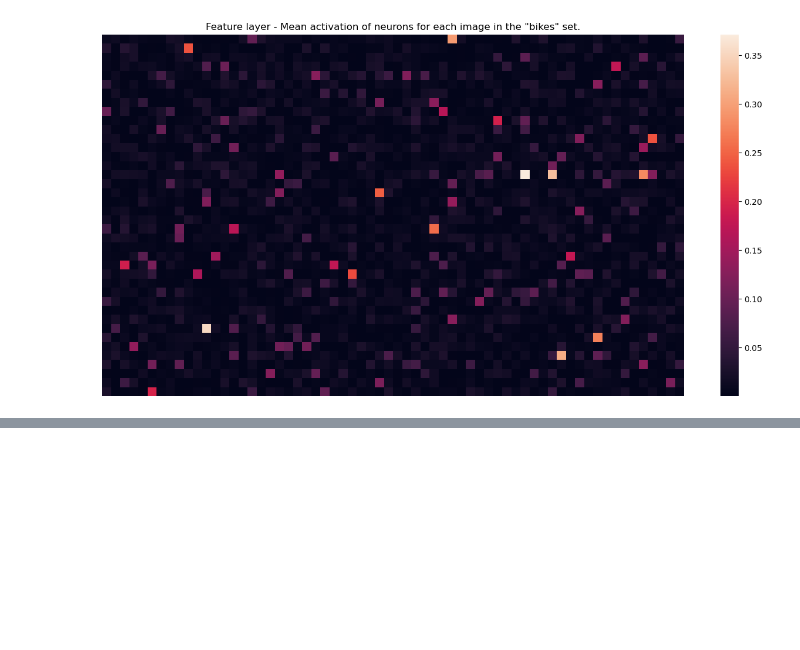
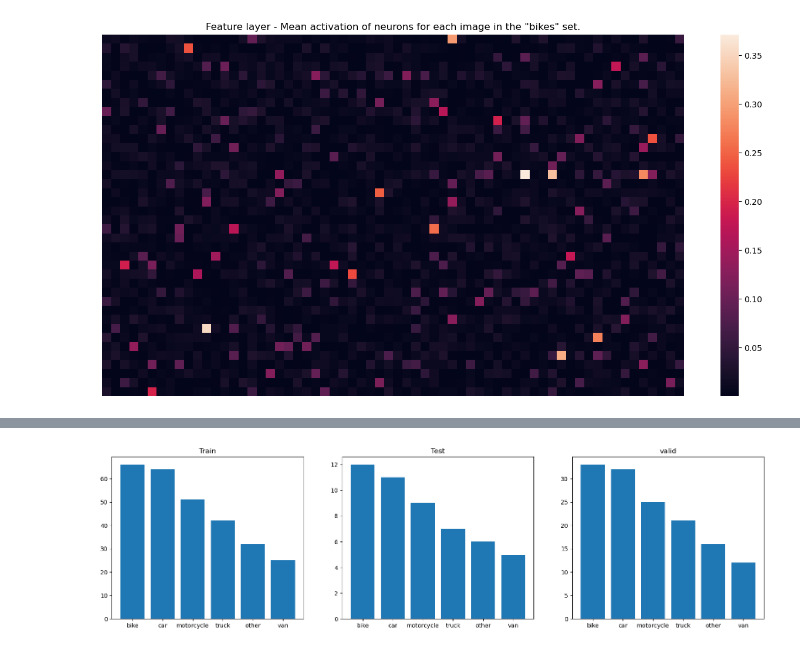
Before and after one commit to FlorianFasmeyer/transfer-learning, a Jupyter notebook: transfer-learning.ipynb, the cells around one changed output, grey strips where cells are left out. Drawn from its saved outputs; the diff is of its cells as text; code cells hidden in the pictures; blank space fills up the shorter version.

```diff
--- a/transfer-learning.ipynb
+++ b/transfer-learning.ipynb
@@ -191,0 +225,24 @@ show_feature_map(X_train_feat[y_train == BIKE], 'bikes')
+# %%
+# Check for class imbalance.
+    # There is some imbalance, but nothing major. All classe have a similar representation in each dataset.
+to_bar = Counter(class_dict[y] for y in y_train).most_common()
+to_bar2 = Counter(class_dict[y] for y in y_test).most_common()
+to_bar3 = Counter(class_dict[y] for y in y_valid).most_common()
+
+fig, axes = plt.subplots(1, 3, figsize=(20,5))
+
+name, count = list(zip(*to_bar))
+axes[0].bar(name, count)
+axes[0].set_title('Train')
+
+name, count = list(zip(*to_bar2))
+axes[1].bar(name, count)
+axes[1].set_title('Test')
+
+name, count = list(zip(*to_bar3))
+axes[2].bar(name, count)
+axes[2].set_title('valid')
+
+plt.show()
+# %% [output]
+[figure, added]
```
Also changed, not shown: parts of 10 cells of this notebook.
